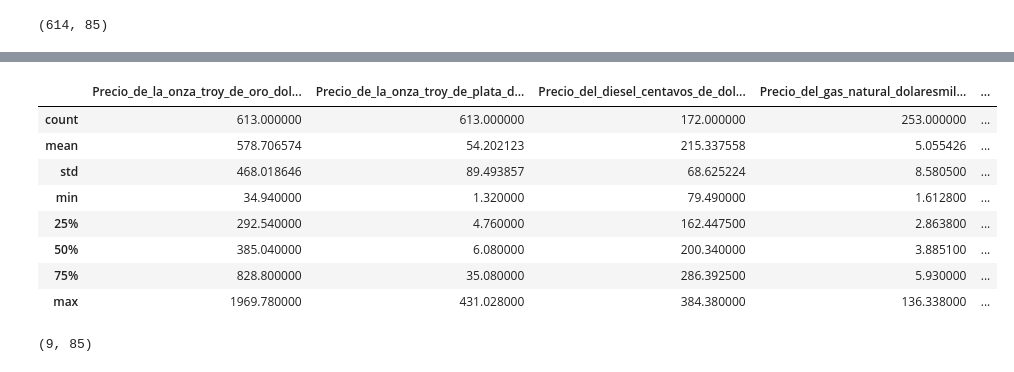
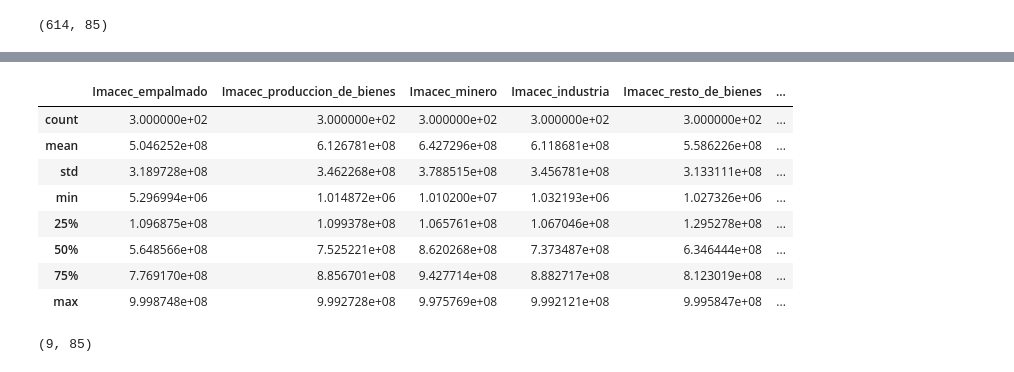
Before and after one commit to fbetteo/spike, a Jupyter notebook: desafio.ipynb, the cells around one changed output, grey strips where cells are left out. Saved outputs shown, nothing was run; the diff lists cells and outputs as text; code cells hidden in the pictures.

```diff
--- a/desafio.ipynb
+++ b/desafio.ipynb
@@ -8,6 +9,8 @@ import matplotlib.pyplot as plt
 import seaborn as sns
 
 import utils
+# %%
+pd.set_option('display.max_columns', 100)
 # %%
 %load_ext autoreload
 %autoreload 2
@@ -85,3 +90,14 @@ plt.tight_layout()
 banco_central.shape
 # %% [output]
 (614, 85)
+# %%
+banco_central_clean = banco_central.copy(deep=True)
+
+# remover separador de miles con punto (excepto Periodo)
+banco_central_clean = banco_central.apply(lambda x: x.astype('str').str.replace("\.","", regex=True) if x.name in banco_central.columns[1:] else x)
+# reemplazar caracteres por Nan  (excepto Periodo)
+banco_central_clean = banco_central_clean.apply(lambda x: x.astype('str').str.replace("[a-zA-Z]+","NaN", regex=True) if x.name in banco_central.columns[1:] else x)
+# convierto a numerico, Nan en los vacíos
+banco_central_clean = banco_central_clean.apply(lambda x: x.astype('float') if x.name in banco_central.columns[1:] else x)
+# fix de mes 13 en 2020, deberia ser 12
+banco_central_clean['Periodo'] = np.where(banco_central_clean['Periodo']=="2020-13-01 00:00:00 UTC", "2020-12-01 00:00:00 UTC", banco_central_clean['Periodo'])
@@ -102,17 +151,17 @@ banco_central.apply([lambda x: x.min(skipna=False), 'max', 'mean', utils.count_n
 # los numeros estan con punto separando miles
 # solo 9 filas tienen todo completo
 # %%
-banco_central.describe()
+banco_central_clean.describe()
 # %% [output]
-|  | Precio_de_la_onza_troy_de_oro_dol... | Precio_de_la_onza_troy_de_plata_d... | Precio_del_diesel_centavos_de_dol... | Precio_del_gas_natural_dolaresmil... | ... |
-| count | 613.000000 | 613.000000 | 172.000000 | 253.000000 | ... |
-| mean | 578.706574 | 54.202123 | 215.337558 | 5.055426 | ... |
-| std | 468.018646 | 89.493857 | 68.625224 | 8.580500 | ... |
-| min | 34.940000 | 1.320000 | 79.490000 | 1.612800 | ... |
-| 25% | 292.540000 | 4.760000 | 162.447500 | 2.863800 | ... |
-| 50% | 385.040000 | 6.080000 | 200.340000 | 3.885100 | ... |
-| 75% | 828.800000 | 35.080000 | 286.392500 | 5.930000 | ... |
-| max | 1969.780000 | 431.028000 | 384.380000 | 136.338000 | ... |
+|  | Imacec_empalmado | Imacec_produccion_de_bienes | Imacec_minero | Imacec_industria | Imacec_resto_de_bienes | ... |
+| count | 3.000000e+02 | 3.000000e+02 | 3.000000e+02 | 3.000000e+02 | 3.000000e+02 | ... |
+| mean | 5.046252e+08 | 6.126781e+08 | 6.427296e+08 | 6.118681e+08 | 5.586226e+08 | ... |
+| std | 3.189728e+08 | 3.462268e+08 | 3.788515e+08 | 3.456781e+08 | 3.133111e+08 | ... |
+| min | 5.296994e+06 | 1.014872e+06 | 1.010200e+07 | 1.032193e+06 | 1.027326e+06 | ... |
+| 25% | 1.096875e+08 | 1.099378e+08 | 1.065761e+08 | 1.067046e+08 | 1.295278e+08 | ... |
+| 50% | 5.648566e+08 | 7.525221e+08 | 8.620268e+08 | 7.373487e+08 | 6.346444e+08 | ... |
+| 75% | 7.769170e+08 | 8.856701e+08 | 9.427714e+08 | 8.882717e+08 | 8.123019e+08 | ... |
+| max | 9.998748e+08 | 9.992728e+08 | 9.975769e+08 | 9.992121e+08 | 9.995847e+08 | ... |
 # %%
 banco_central.dropna().shape
 # %% [output]
```
Also changed, not shown: parts of 18 cells of this notebook, 1 other file.
